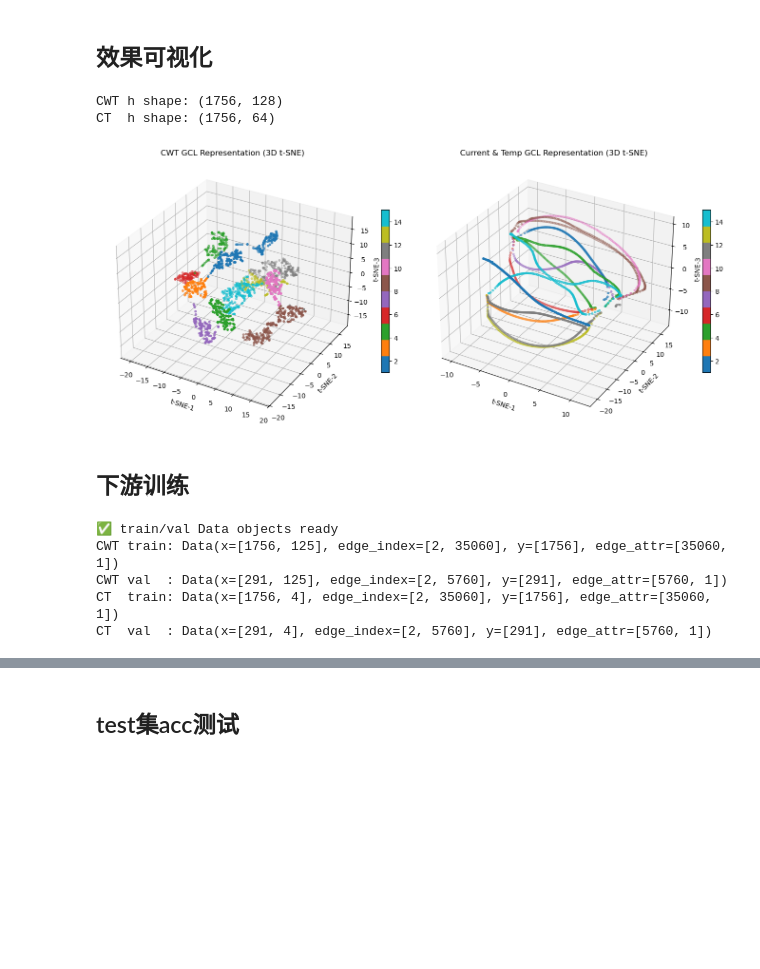
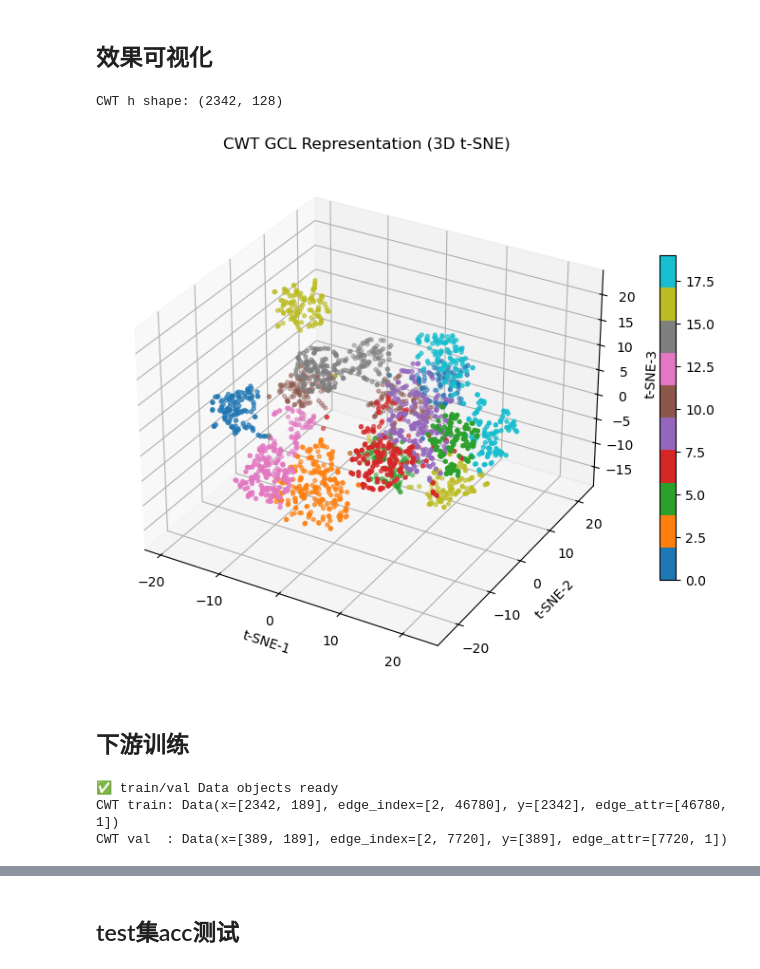
Before and after one commit to Noneeyou/My_GIL_v1, a Jupyter notebook: MMFD/MCC5/notebook/MMFD.ipynb, the cells around one changed output, grey strips where cells are left out. Cells and saved outputs as stored; diff of their text form; code cells hidden in the pictures; blank space fills up the shorter version.

```diff
--- a/MMFD/MCC5/notebook/MMFD.ipynb
+++ b/MMFD/MCC5/notebook/MMFD.ipynb
@@ -508,10 +508,10 @@ from mpl_toolkits.mplot3d import Axes3D  # noqa: F401
 device = torch.device("cuda" if torch.cuda.is_available() else "cpu")
 
 # --------------------- 1️⃣ 从 MMFD 加载图数据（train 集） ---------------------
-MMFD_ROOT = "/home/charles/HZU/Data_processed/HSML/KAIST/MMFD"
+MMFD_ROOT = "/home/charles/HZU/Data_processed/HSML/MCC5"
 
 cwt_graph = torch.load(f"{MMFD_ROOT}/cwt_train_graph.pt", map_location=device)
-ct_graph  = torch.load(f"{MMFD_ROOT}/ct_train_graph.pt",  map_location=device)
+# ct_graph  = torch.load(f"{MMFD_ROOT}/ct_train_graph.pt",  map_location=device)
 
 # --------------------- 2️⃣ 封装成 PyG Data ---------------------
 from torch_geometric.data import Data
@@ -524,77 +524,76 @@ def to_pyg_data(obj):
     )
 
 cwt_data = to_pyg_data(cwt_graph)
-ct_data  = to_pyg_data(ct_graph)
+# ct_data  = to_pyg_data(ct_graph)
 
 # --------------------- 3️⃣ 提取 encoder 表征 ---------------------
 gcl_cwt.eval()
-gcl_ct.eval()
+# gcl_ct.eval()
 
 with torch.no_grad():
     h_cwt, _ = gcl_cwt(cwt_data.x, cwt_data.edge_index)
-    h_ct,  _ = gcl_ct(ct_data.x,  ct_data.edge_index)
+    # h_ct,  _ = gcl_ct(ct_data.x,  ct_data.edge_index)
 
 h_cwt = h_cwt.cpu().numpy()
-h_ct  = h_ct.cpu().numpy()
+# h_ct  = h_ct.cpu().numpy()
 
 y_cwt = cwt_data.y.cpu().numpy()
-y_ct  = ct_data.y.cpu().numpy()
+# y_ct  = ct_data.y.cpu().numpy()
 
 print("CWT h shape:", h_cwt.shape)
-print("CT  h shape:", h_ct.shape)
+# print("CT  h shape:", h_ct.shape)
 
 # --------------------- 4️⃣ t-SNE 降维（3D） ---------------------
 tsne_cwt = TSNE(
     n_components=3,
     perplexity=30,
     learning_rate="auto",
     init="pca",
     random_state=42
 )
 z_cwt = tsne_cwt.fit_transform(h_cwt)
 
-tsne_ct = TSNE(
-    n_components=3,
-    perplexity=30,
-    learning_rate="auto",
-    init="pca",
-    random_state=42
-)
-z_ct = tsne_ct.fit_transform(h_ct)
+# tsne_ct = TSNE(
+#     n_components=3,
+#     perplexity=30,
+#     learning_rate="auto",
+#     init="pca",
+#     random_state=42
+# )
+# z_ct = tsne_ct.fit_transform(h_ct)
 
 # --------------------- 5️⃣ 3D 可视化 ---------------------
 fig = plt.figure(figsize=(14, 6))
 
 # ---- CWT ----
 ax1 = fig.add_subplot(121, projection="3d")
 p1 = ax1.scatter(
     z_cwt[:, 0], z_cwt[:, 1], z_cwt[:, 2],
     c=y_cwt, s=8, cmap="tab10"
 )
 ax1.set_title("CWT GCL Representation (3D t-SNE)")
 ax1.set_xlabel("t-SNE-1")
 ax1.set_ylabel("t-SNE-2")
 ax1.set_zlabel("t-SNE-3")
 fig.colorbar(p1, ax=ax1, shrink=0.6)
 
-# ---- CT ----
-ax2 = fig.add_subplot(122, projection="3d")
-p2 = ax2.scatter(
-    z_ct[:, 0], z_ct[:, 1], z_ct[:, 2],
-    c=y_ct, s=8, cmap="tab10"
-)
-ax2.set_title("Current & Temp GCL Representation (3D t-SNE)")
-ax2.set_xlabel("t-SNE-1")
-ax2.set_ylabel("t-SNE-2")
-ax2.set_zlabel("t-SNE-3")
-fig.colorbar(p2, ax=ax2, shrink=0.6)
+# # ---- CT ----
+# ax2 = fig.add_subplot(122, projection="3d")
+# p2 = ax2.scatter(
+#     z_ct[:, 0], z_ct[:, 1], z_ct[:, 2],
+#     c=y_ct, s=8, cmap="tab10"
+# )
+# ax2.set_title("Current & Temp GCL Representation (3D t-SNE)")
+# ax2.set_xlabel("t-SNE-1")
+# ax2.set_ylabel("t-SNE-2")
+# ax2.set_zlabel("t-SNE-3")
+# fig.colorbar(p2, ax=ax2, shrink=0.6)
 
 plt.tight_layout()
 plt.show()
 # %% [output]
-CWT h shape: (1756, 128)
-CT  h shape: (1756, 64)
+CWT h shape: (2342, 128)
-[figure, old version]
+[figure, new version]
 # %% [markdown]
 ## 下游训练
 # %%
@@ -604,7 +603,7 @@ from torch_geometric.data import Data
 
 device = torch.device("cuda" if torch.cuda.is_available() else "cpu")
 
-MMFD_ROOT = "/home/charles/HZU/Data_processed/HSML/KAIST/MMFD"
+MMFD_ROOT = "/home/charles/HZU/Data_processed/HSML/MCC5"
 
 def load_mmfd_graph(path):
     obj = torch.load(path, map_location="cpu")
@@ -622,22 +621,20 @@ def load_mmfd_graph(path):
 train_data_cwt = load_mmfd_graph(f"{MMFD_ROOT}/cwt_train_graph.pt").to(device)
 val_data_cwt   = load_mmfd_graph(f"{MMFD_ROOT}/cwt_val_graph.pt").to(device)
 test_data_cwt   = load_mmfd_graph(f"{MMFD_ROOT}/cwt_test_graph.pt").to(device)
-# -------- CT --------
-train_data_ct  = load_mmfd_graph(f"{MMFD_ROOT}/ct_train_graph.pt").to(device)
-val_data_ct    = load_mmfd_graph(f"{MMFD_ROOT}/ct_val_graph.pt").to(device)
-test_data_ct    = load_mmfd_graph(f"{MMFD_ROOT}/ct_test_graph.pt").to(device)
+# # -------- CT --------
+# train_data_ct  = load_mmfd_graph(f"{MMFD_ROOT}/ct_train_graph.pt").to(device)
+# val_data_ct    = load_mmfd_graph(f"{MMFD_ROOT}/ct_val_graph.pt").to(device)
+# test_data_ct    = load_mmfd_graph(f"{MMFD_ROOT}/ct_test_graph.pt").to(device)
 
 print("✅ train/val Data objects ready")
 print("CWT train:", train_data_cwt)
 print("CWT val  :", val_data_cwt)
-print("CT  train:", train_data_ct)
-print("CT  val  :", val_data_ct)
+# print("CT  train:", train_data_ct)
+# print("CT  val  :", val_data_ct)
 # %% [output]
 ✅ train/val Data objects ready
-CWT train: Data(x=[1756, 125], edge_index=[2, 35060], y=[1756], edge_attr=[35060, 1])
-CWT val  : Data(x=[291, 125], edge_index=[2, 5760], y=[291], edge_attr=[5760, 1])
-CT  train: Data(x=[1756, 4], edge_index=[2, 35060], y=[1756], edge_attr=[35060, 1])
-CT  val  : Data(x=[291, 4], edge_index=[2, 5760], y=[291], edge_attr=[5760, 1])
+CWT train: Data(x=[2342, 189], edge_index=[2, 46780], y=[2342], edge_attr=[46780, 1])
+CWT val  : Data(x=[389, 189], edge_index=[2, 7720], y=[389], edge_attr=[7720, 1])
 # %%
 # ===================== 单cell：严格类间平衡的 train_withlabel_mask =====================
 import torch
```
Also changed, not shown: parts of 9 cells of this notebook, 11 other files.
